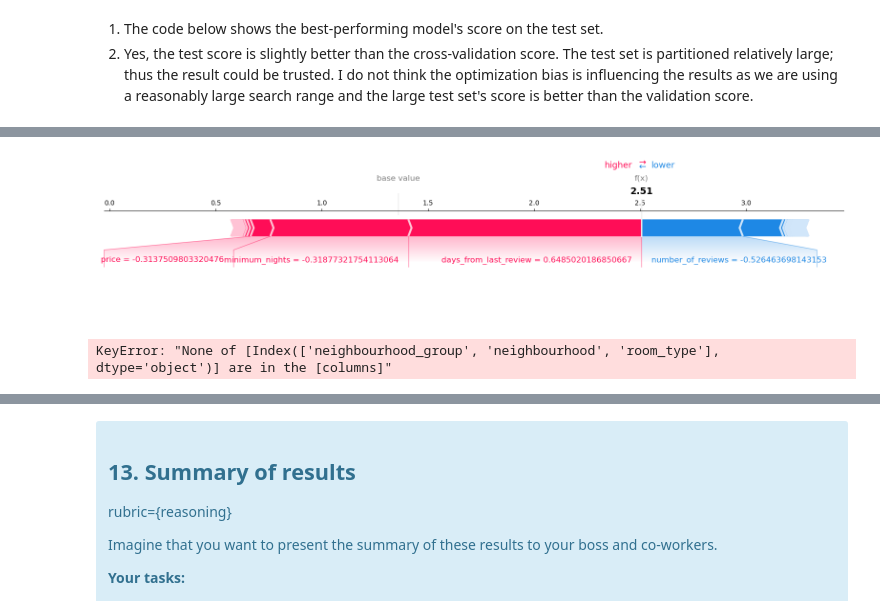
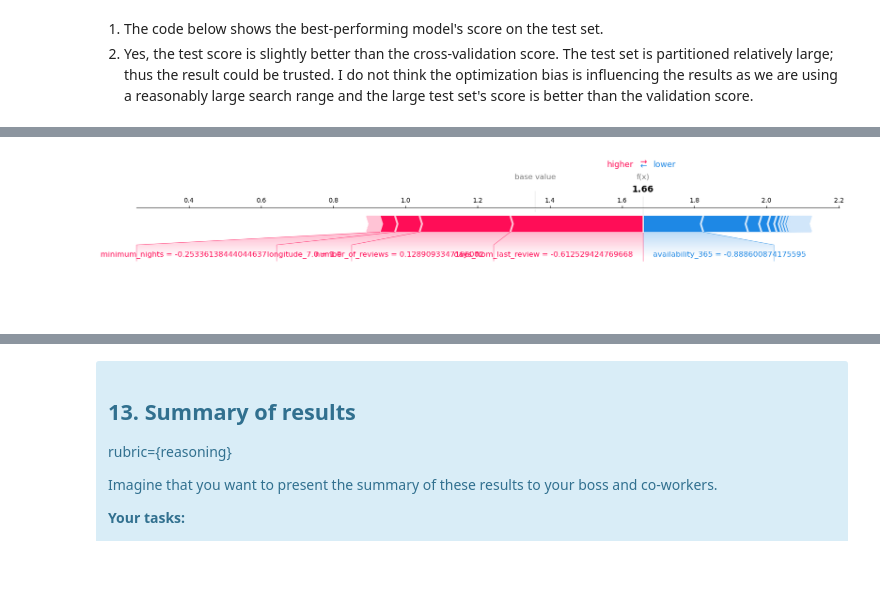
Before and after one commit to UBC-MDS/AirBNB_Luke_HanChen_573lab4, a Jupyter notebook: lab4-main.ipynb, the cells around one changed output, grey strips where cells are left out. Saved outputs shown, nothing was run; the diff lists cells and outputs as text; code cells hidden in the pictures; blank space fills up the shorter version.

```diff
--- a/lab4-main.ipynb
+++ b/lab4-main.ipynb
@@ -840,2 +857,7 @@ pd.DataFrame({"Feature": feature_names, "Feature Importance": feat_importance}).
 | 131 | neighbourhood_New Springville | 0.000000 |
 263 rows × 2 columns
+# %%
+import eli5
+
+pipe_cat.fit(X_train, y_train)
+eli5.explain_weights(pipe_cat.named_steps["catboostregressor"], feature_names=feature_names)
@@ -869,8 +913,8 @@ grid_search.score(X_test, y_test)
 import shap
 shap.initjs()
 pipe_cat = make_pipeline(preprocessor, CatBoostRegressor(verbose=False,
-                                                         max_depth=9,
-                                                         learning_rate=0.03,
+                                                         max_depth=grid_search.best_params_['catboostregressor__max_depth'],
+                                                         learning_rate=grid_search.best_params_['catboostregressor__learning_rate'],
                                                          random_state=573))
 pipe_cat.fit(X_train, y_train)
 
@@ -887,14 +931,9 @@ test_cat_shap_values = cat_explainer.shap_values(X_test_enc)
 # %%
 shap.force_plot(
     cat_explainer.expected_value,
-    test_cat_shap_values[123, :],
-    X_test_enc.iloc[123, :],
+    test_cat_shap_values[1, :],
+    X_test_enc.iloc[1, :],
     matplotlib = True
 )
 # %% [output]
-[figure, old version]
+[figure, new version]
-# %%
-
-pipe_cat.predict(pd.DataFrame(X_test_enc.iloc[123, :]).T)
-# %% [output]
-KeyError: "None of [Index(['neighbourhood_group', 'neighbourhood', 'room_type'], dtype='object')] are in the [columns]"
```
Also changed, not shown: parts of 20 cells of this notebook, 5 other files.
